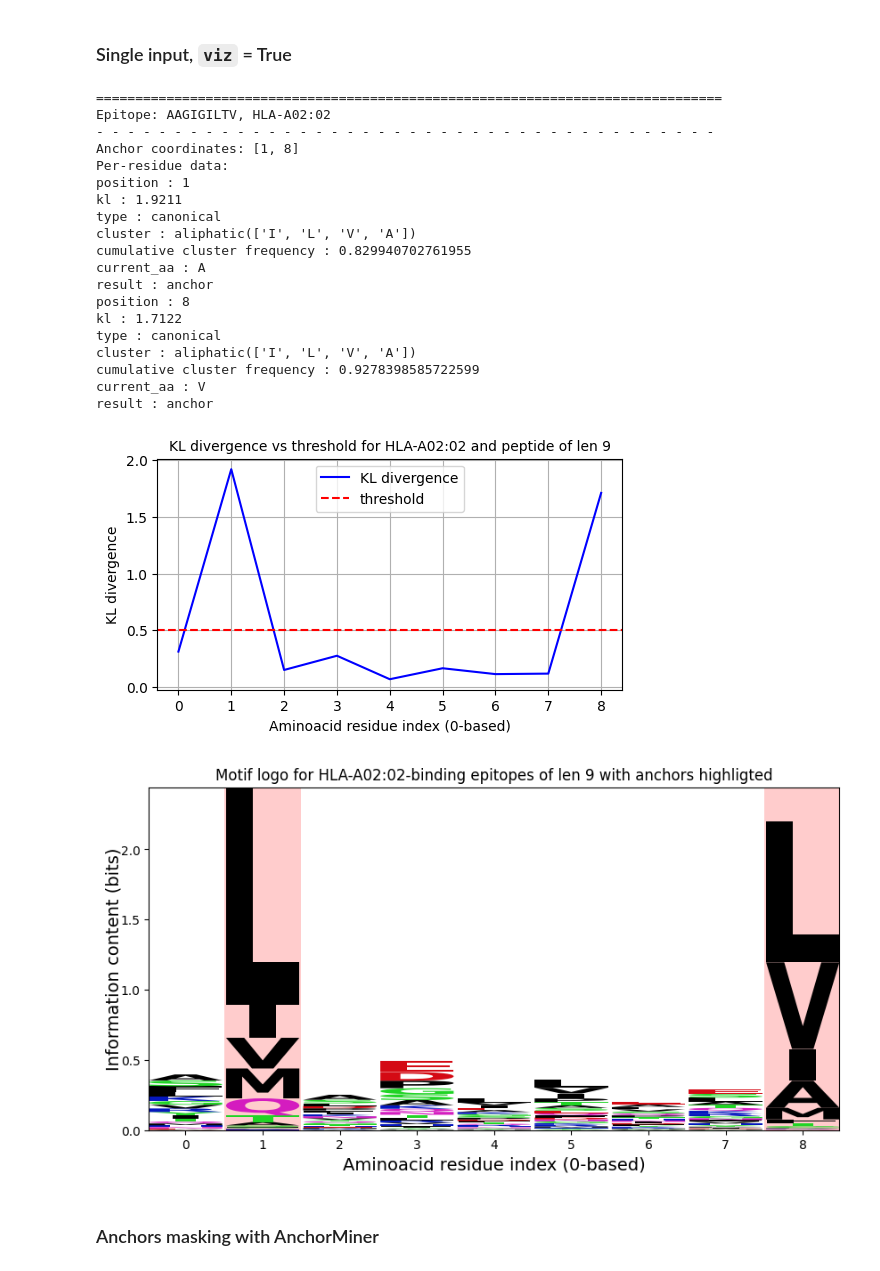
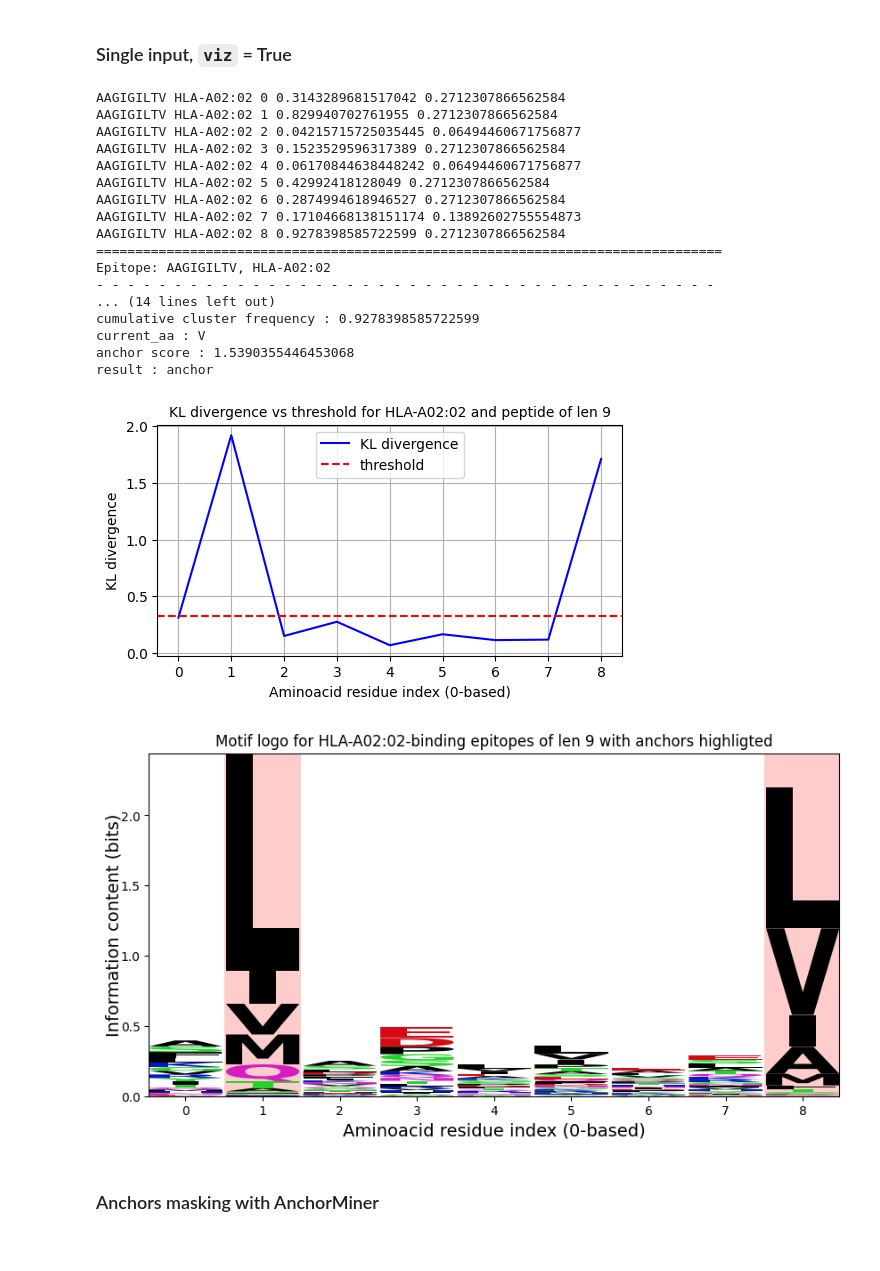
Before and after one commit to AnatoliyLarkin/anchorminer, a Jupyter notebook: notebooks/Demo.ipynb, the cells around one changed output. Drawn from its saved outputs; the diff is of its cells as text; code cells hidden in the pictures.

Commit message:
new anchor detection logics, new per-residue scoring function

```diff
--- a/notebooks/Demo.ipynb
+++ b/notebooks/Demo.ipynb
@@ -64,7 +64,7 @@ hlas = ['HLA-A02:02', 'HLA-B57:01', 'HLA-A02:01', 'HLA-A02:01']
 results = []
 
 for i in range(len(peptides)):
-    results.append(predict_anchors(peptides[i], hlas[i], 0.5, False))
+    results.append(predict_anchors(peptides[i], hlas[i], False))
 
 
 for i in range(len(results)):
@@ -99,42 +99,40 @@ result : anchor
 # %%
 peptides = ['AAGIGILTV']
 hlas = ['HLA-A02:02']
 results = []
 
 for i in range(len(peptides)):
-    results.append(predict_anchors(peptides[i], hlas[i], 0.5, True))
+    results.append(predict_anchors(peptides[i], hlas[i], True))
 
 
 for i in range(len(results)):
     print('=' * 80)
     print(f'Epitope: {peptides[i]}, {hlas[i]}')
     print('- - '*20)
     print('Anchor coordinates:', results[i]['coords'])
     print('Per-residue data:')
     for position in results[i]['verbose']:
         for info in position:
             print(info,':', position[info])
 # %% [output]
+AAGIGILTV HLA-A02:02 0 0.3143289681517042 0.2712307866562584
+AAGIGILTV HLA-A02:02 1 0.829940702761955 0.2712307866562584
+AAGIGILTV HLA-A02:02 2 0.04215715725035445 0.06494460671756877
+AAGIGILTV HLA-A02:02 3 0.1523529596317389 0.2712307866562584
+AAGIGILTV HLA-A02:02 4 0.06170844638448242 0.06494460671756877
+AAGIGILTV HLA-A02:02 5 0.42992418128049 0.2712307866562584
+AAGIGILTV HLA-A02:02 6 0.2874994618946527 0.2712307866562584
+AAGIGILTV HLA-A02:02 7 0.17104668138151174 0.13892602755554873
+AAGIGILTV HLA-A02:02 8 0.9278398585722599 0.2712307866562584
 ================================================================================
 Epitope: AAGIGILTV, HLA-A02:02
 - - - - - - - - - - - - - - - - - - - - - - - - - - - - - - - - - - - - - - - -
-Anchor coordinates: [1, 8]
-Per-residue data:
-position : 1
-kl : 1.9211
-type : canonical
-cluster : aliphatic(['I', 'L', 'V', 'A'])
-cumulative cluster frequency : 0.829940702761955
-current_aa : A
-result : anchor
-position : 8
-kl : 1.7122
-type : canonical
-cluster : aliphatic(['I', 'L', 'V', 'A'])
+... (14 lines left out)
 cumulative cluster frequency : 0.9278398585722599
 current_aa : V
+anchor score : 1.5390355446453068
 result : anchor
-[figure, old version]
+[figure, new version]
 [figure]
 # %% [markdown]
 ### Anchors masking with AnchorMiner
```
Also changed, not shown: parts of 1 cell of this notebook, 5 other files.
